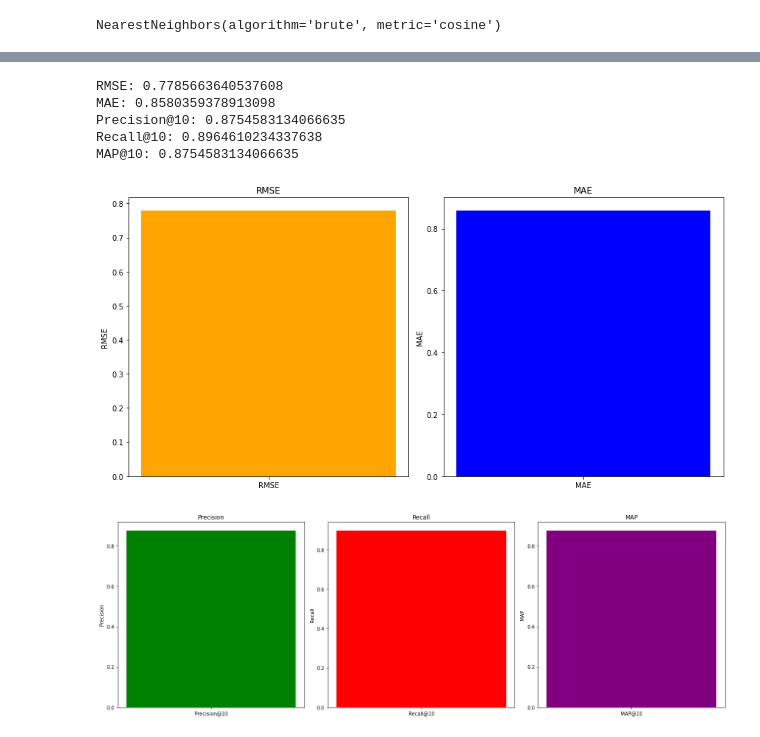
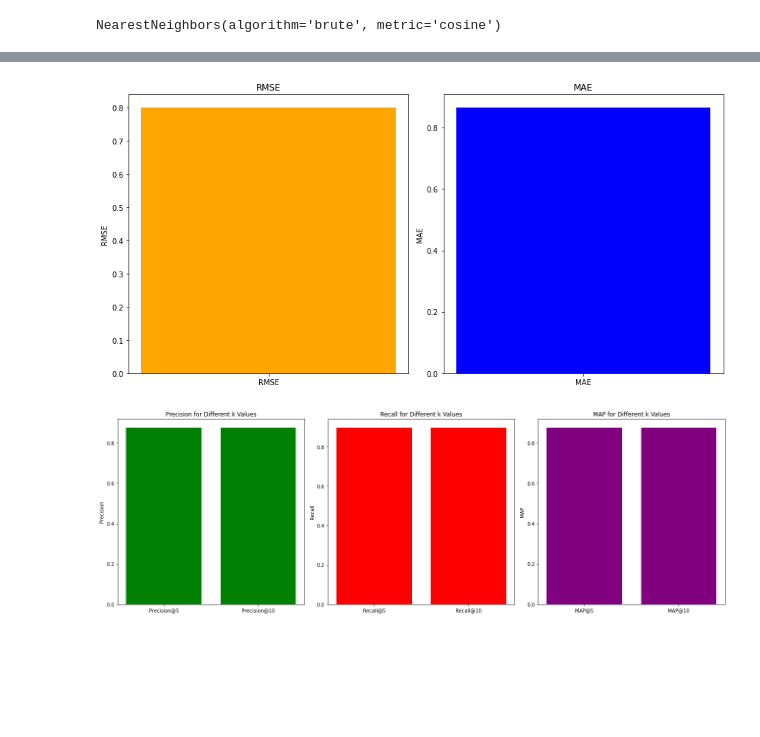
Before and after one commit to MarkusHutagalung/Project-RecSys-Group09, a Jupyter notebook: Baseline Model (KNN).ipynb, the cells around one changed output, grey strips where cells are left out. Cells and saved outputs as stored; diff of their text form; code cells hidden in the pictures; blank space fills up the shorter version.

```diff
--- a/Baseline Model (KNN).ipynb
+++ b/Baseline Model (KNN).ipynb
@@ -6,5 +6,5 @@ from sklearn.neighbors import NearestNeighbors
 from sklearn.model_selection import train_test_split
 
 # Load dataset
-file_path = 'D:/Semester 7/SisRek/Proyek Sisrek/data/Tempat-Wisata-Toba-Preprocessing.csv'  # Ganti dengan lokasi dataset Anda
+file_path = './data/Tempat-Wisata-Toba-Preprocessing.csv'
 df = pd.read_csv(file_path)
@@ -61,6 +61,12 @@ sparsity = 1 - (num_nonzero_entries / num_total_entries)
 print(f"Data Sparsity After Filling: {sparsity:.2%}")
 # %% [output]
 Data Sparsity After Filling: 0.00%
+# %%
+# Pastikan matriks user-item sudah terisi nilai
+user_item_matrix = user_item_matrix.fillna(0)
+
+# Konversi matriks user-item ke numpy array
+filled_user_item_matrix_values = user_item_matrix.values
 # %%
 # 5. Model KNN
 # Konversi matriks user-item ke numpy array
@@ -221,16 +238,10 @@ rmse, mae, precision_avg, recall_avg, map_avg = evaluate_model_with_ranking_metr
 # %%
-# 4. Menampilkan Hasil Evaluasi
-print(f"RMSE: {best_mse}")
-print(f"MAE: {best_mae}")
-print("Precision@10:", precision_avg)
-print("Recall@10:", recall_avg)
-print("MAP@10:", map_avg)
+# # 4. Menampilkan Hasil Evaluasi
+# print(f"RMSE: {best_mse}")
+# print(f"MAE: {best_mae}")
+# print("Precision@10:", precision_avg)
+# print("Recall@10:", recall_avg)
+# print("MAP@10:", map_avg)
-# %% [output]
-RMSE: 0.7785663640537608
-MAE: 0.8580359378913098
-Precision@10: 0.8754583134066635
-Recall@10: 0.8964610234337638
-MAP@10: 0.8754583134066635
 # %%
 # 5. Menampilkan Grafik untuk Metrik RMSE dan MAE
 import matplotlib.pyplot as plt
@@ -248,27 +259,41 @@ ax[1].set_title('MAE')
 plt.tight_layout()
 plt.show()
 # %% [output]
-[figure, old version]
+[figure, new version]
 # %%
+import matplotlib.pyplot as plt
+
 # 6. Menampilkan Grafik untuk Ranking Metrik (Precision, Recall, MAP)
-fig, ax = plt.subplots(1, 3, figsize=(18, 6))
+def plot_ranking_metrics(ranking_metrics):
+    """
+    Plot Precision, Recall, and MAP for different k values.
+    """
+    k_values = list(ranking_metrics.keys())
+    precision_values = [ranking_metrics[k]['Precision'] for k in k_values]
+    recall_values = [ranking_metrics[k]['Recall'] for k in k_values]
+    map_values = [ranking_metrics[k]['MAP'] for k in k_values]
 
-# Precision
-ax[0].bar(['Precision@10'], [precision_avg], color='green')
-ax[0].set_ylabel('Precision')
-ax[0].set_title('Precision')
+    fig, ax = plt.subplots(1, 3, figsize=(18, 6))
 
-# Recall
-ax[1].bar(['Recall@10'], [recall_avg], color='red')
-ax[1].set_ylabel('Recall')
-ax[1].set_title('Recall')
+    # Precision
+    ax[0].bar([f'Precision@{k}' for k in k_values], precision_values, color='green')
+    ax[0].set_ylabel('Precision')
+    ax[0].set_title('Precision for Different k Values')
 
-# MAP
-ax[2].bar(['MAP@10'], [map_avg], color='purple')
-ax[2].set_ylabel('MAP')
-ax[2].set_title('MAP')
+    # Recall
+    ax[1].bar([f'Recall@{k}' for k in k_values], recall_values, color='red')
+    ax[1].set_ylabel('Recall')
+    ax[1].set_title('Recall for Different k Values')
 
-plt.tight_layout()
-plt.show()
+    # MAP
+    ax[2].bar([f'MAP@{k}' for k in k_values], map_values, color='purple')
+    ax[2].set_ylabel('MAP')
+    ax[2].set_title('MAP for Different k Values')
+
+    plt.tight_layout()
+    plt.show()
+
+# Contoh Pemanggilan
+plot_ranking_metrics(ranking_metrics)
 # %% [output]
-[figure, old version]
+[figure, new version]
```
Also changed, not shown: parts of 8 cells of this notebook.
